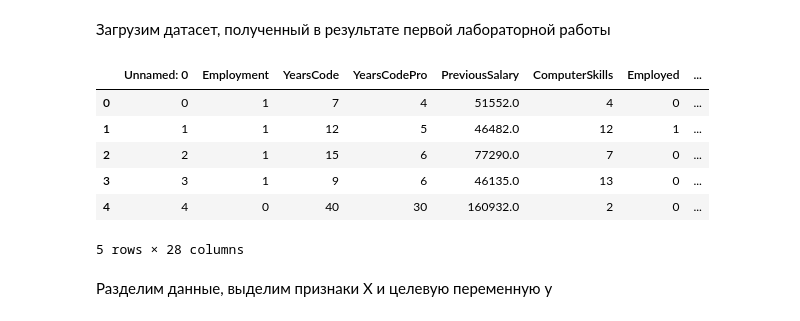
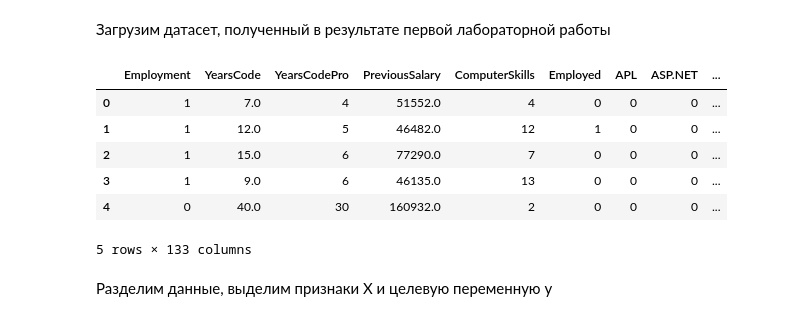
Before and after one commit to tixomirof/mo2_team_colabs, a Jupyter notebook: МО2_Команда2_Лаб02_v1.ipynb, the cells around one changed output. Saved outputs shown, nothing was run; the diff lists cells and outputs as text; code cells hidden in the pictures.

```diff
--- a/МО2_Команда2_Лаб02_v1.ipynb
+++ b/МО2_Команда2_Лаб02_v1.ipynb
@@ -16,16 +16,16 @@ from sklearn.model_selection import GridSearchCV, train_test_split, cross_valida
 # %% [markdown]
 Загрузим датасет, полученный в результате первой лабораторной работы
 # %%
-df = pd.read_csv("resData.csv")
+df = pd.read_csv("Engineered_Data.csv")
 df.head()
 # %% [output]
-|  | Unnamed: 0 | Employment | YearsCode | YearsCodePro | PreviousSalary | ComputerSkills | Employed | ... |
-| 0 | 0 | 1 | 7 | 4 | 51552.0 | 4 | 0 | ... |
-| 1 | 1 | 1 | 12 | 5 | 46482.0 | 12 | 1 | ... |
-| 2 | 2 | 1 | 15 | 6 | 77290.0 | 7 | 0 | ... |
-| 3 | 3 | 1 | 9 | 6 | 46135.0 | 13 | 0 | ... |
-| 4 | 4 | 0 | 40 | 30 | 160932.0 | 2 | 0 | ... |
+|  | Employment | YearsCode | YearsCodePro | PreviousSalary | ComputerSkills | Employed | APL | ASP.NET | ... |
+| 0 | 1 | 7.0 | 4 | 51552.0 | 4 | 0 | 0 | 0 | ... |
+| 1 | 1 | 12.0 | 5 | 46482.0 | 12 | 1 | 0 | 0 | ... |
+| 2 | 1 | 15.0 | 6 | 77290.0 | 7 | 0 | 0 | 0 | ... |
+| 3 | 1 | 9.0 | 6 | 46135.0 | 13 | 0 | 0 | 0 | ... |
+| 4 | 0 | 40.0 | 30 | 160932.0 | 2 | 0 | 0 | 0 | ... |
-5 rows × 28 columns
+5 rows × 133 columns
 # %% [markdown]
 Разделим данные, выделим признаки X и целевую переменную y
 # %%
```
Also changed, not shown: parts of 12 cells of this notebook.
